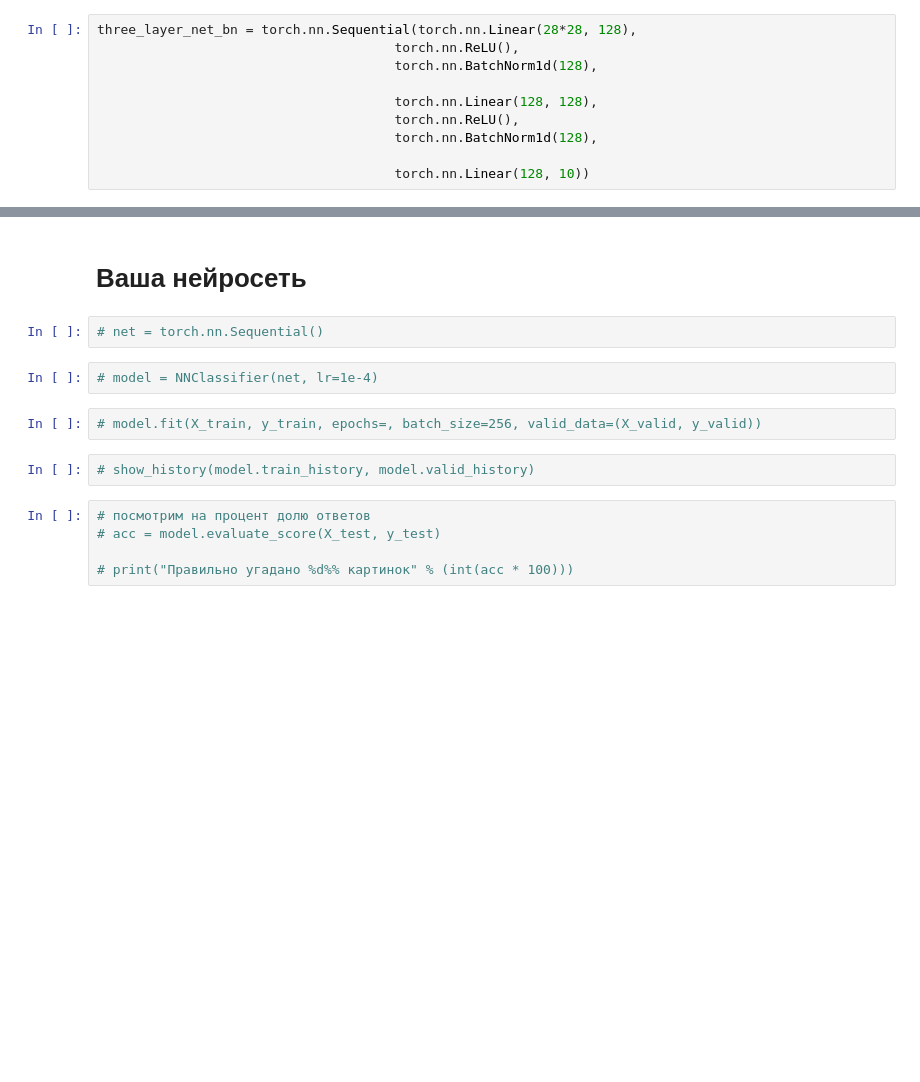
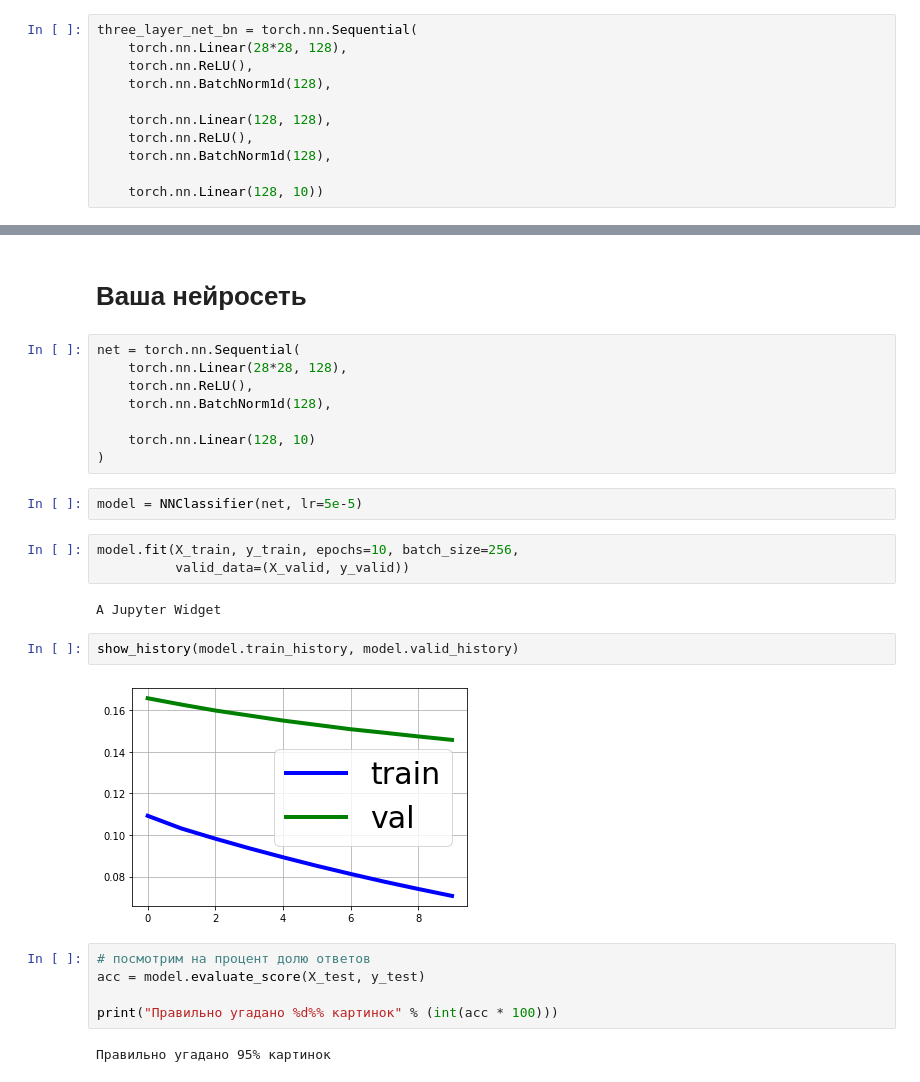
Before and after one commit to TimurFatykhov/Campus-2.0, a Jupyter notebook: practice_1_fc.ipynb, the cells around one changed output, grey strips where cells are left out. Cells and saved outputs as stored; diff of their text form; blank space fills up the shorter version.

```diff
--- a/practice_1_fc.ipynb
+++ b/practice_1_fc.ipynb
@@ -126,15 +142,16 @@ print("Правильно угадано %d%% картинок" % (int(acc * 100
 # %% [markdown]
 # Полносвязная нейросеть (3 слоя + Batch Normalization)
 # %%
-three_layer_net_bn = torch.nn.Sequential(torch.nn.Linear(28*28, 128),
-                                      torch.nn.ReLU(),
-                                      torch.nn.BatchNorm1d(128),
+three_layer_net_bn = torch.nn.Sequential(
+    torch.nn.Linear(28*28, 128),
+    torch.nn.ReLU(),
+    torch.nn.BatchNorm1d(128),
 
-                                      torch.nn.Linear(128, 128),
-                                      torch.nn.ReLU(),
-                                      torch.nn.BatchNorm1d(128),
+    torch.nn.Linear(128, 128),
+    torch.nn.ReLU(),
+    torch.nn.BatchNorm1d(128),
 
-                                      torch.nn.Linear(128, 10))
+    torch.nn.Linear(128, 10))
 # %%
 # создадим объект класса NNClassifier, передав архитектуру нейросети и learning rate (шаг обучения)
 model_3_bn = NNClassifier(three_layer_net_bn, lr=1e-4)
@@ -152,15 +170,28 @@ print("Правильно угадано %d%% картинок" % (int(acc * 100
 # %% [markdown]
 # Ваша нейросеть
-# %%
-# net = torch.nn.Sequential()
+# %%
+net = torch.nn.Sequential(
+    torch.nn.Linear(28*28, 128),
+    torch.nn.ReLU(),
+    torch.nn.BatchNorm1d(128),
+
+    torch.nn.Linear(128, 10)
+)
 # %%
-# model = NNClassifier(net, lr=1e-4)
+model = NNClassifier(net, lr=5e-5)
 # %%
-# model.fit(X_train, y_train, epochs=, batch_size=256, valid_data=(X_valid, y_valid))
+model.fit(X_train, y_train, epochs=10, batch_size=256,
+          valid_data=(X_valid, y_valid))
+# %% [output]
+A Jupyter Widget
 # %%
-# show_history(model.train_history, model.valid_history)
+show_history(model.train_history, model.valid_history)
+# %% [output]
+[figure, added]
 # %%
 # посмотрим на процент долю ответов
-# acc = model.evaluate_score(X_test, y_test)
+acc = model.evaluate_score(X_test, y_test)
 
-# print("Правильно угадано %d%% картинок" % (int(acc * 100)))
+print("Правильно угадано %d%% картинок" % (int(acc * 100)))
+# %% [output]
+Правильно угадано 95% картинок
```
Also changed, not shown: parts of 17 cells of this notebook, 11 other files.
